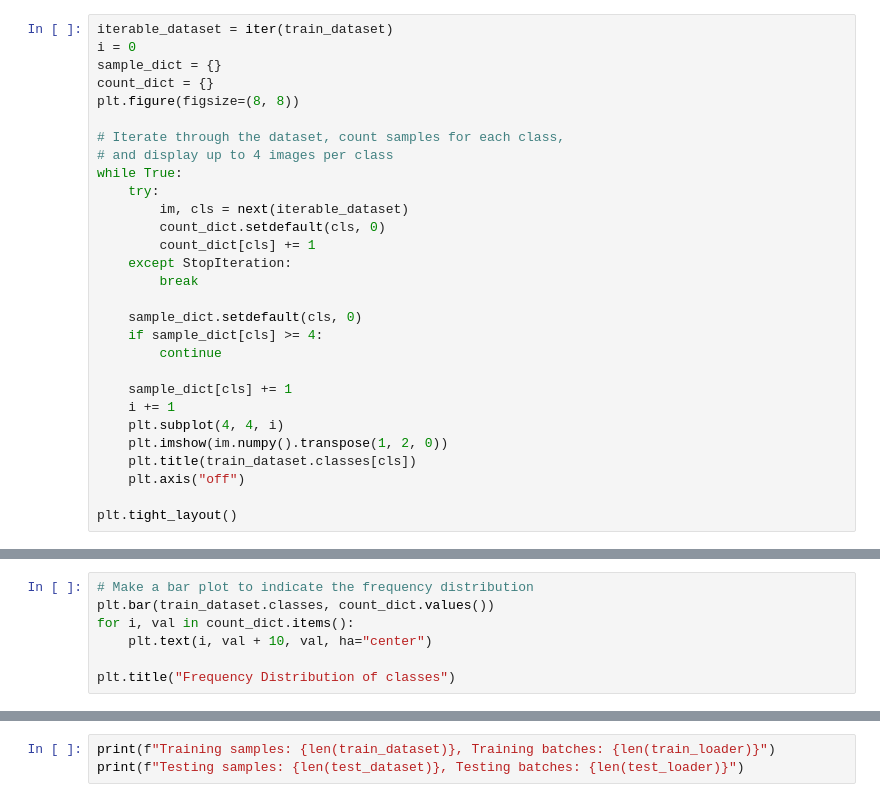
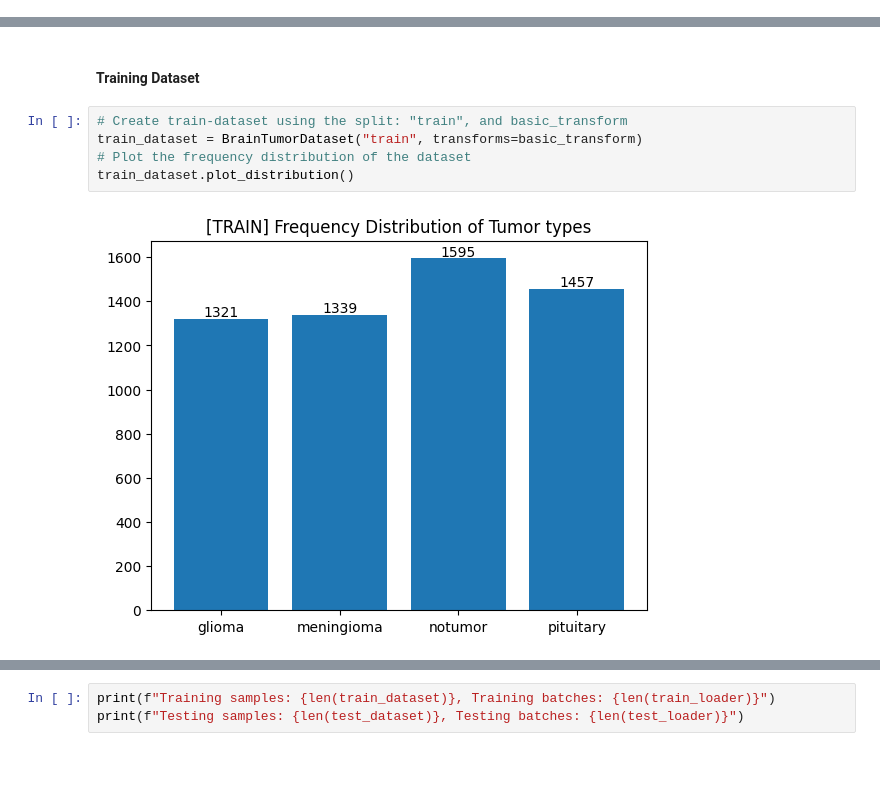
Before and after one commit to aneesh396/Brain_Tumor_Classification, a Jupyter notebook: MRI_Classification.ipynb, the cells around one changed output, grey strips where cells are left out. Saved outputs shown, nothing was run; the diff lists cells and outputs as text; blank space fills up the shorter version.

Commit message:
3 models
Developed and trained all the three models, and compared them.

```diff
--- a/MRI_Classification.ipynb
+++ b/MRI_Classification.ipynb
@@ -76,29 +55,0 @@ torch.Size([1, 128, 128])
-# %%
-iterable_dataset = iter(train_dataset)
-i = 0
-sample_dict = {}
-count_dict = {}
-plt.figure(figsize=(8, 8))
-
-# Iterate through the dataset, count samples for each class,
-# and display up to 4 images per class
-while True:
-    try:
-        im, cls = next(iterable_dataset)
-        count_dict.setdefault(cls, 0)
-        count_dict[cls] += 1
-    except StopIteration:
-        break
-
-    sample_dict.setdefault(cls, 0)
-    if sample_dict[cls] >= 4:
-        continue
-
-    sample_dict[cls] += 1
-    i += 1
-    plt.subplot(4, 4, i)
-    plt.imshow(im.numpy().transpose(1, 2, 0))
-    plt.title(train_dataset.classes[cls])
-    plt.axis("off")
-
-plt.tight_layout()
@@ -107,7 +55,0 @@ plt.tight_layout()
-# %%
-# Make a bar plot to indicate the frequency distribution
-plt.bar(train_dataset.classes, count_dict.values())
-for i, val in count_dict.items():
-    plt.text(i, val + 10, val, ha="center")
-
-plt.title("Frequency Distribution of classes")
@@ -118,0 +154,9 @@ BATCH_SIZE = 4
+# %% [markdown]
+#### Training Dataset
+# %%
+# Create train-dataset using the split: "train", and basic_transform
+train_dataset = BrainTumorDataset("train", transforms=basic_transform)
+# Plot the frequency distribution of the dataset
+train_dataset.plot_distribution()
+# %% [output]
+[figure, added]
```
Also changed, not shown: parts of 94 cells of this notebook.
